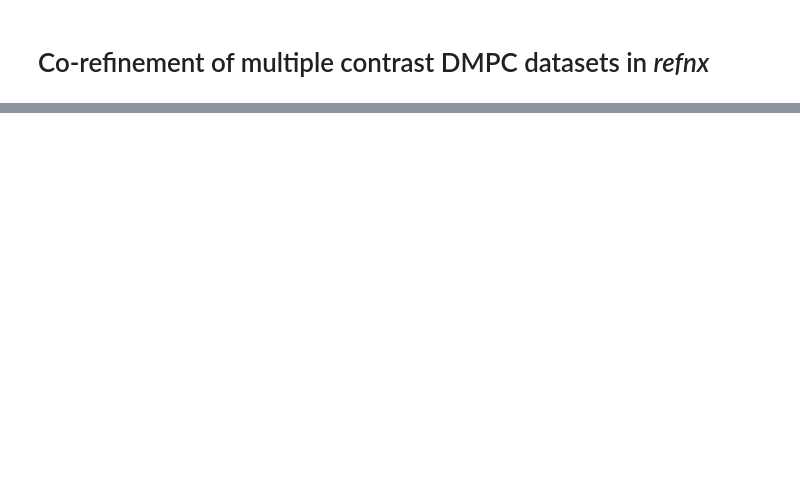
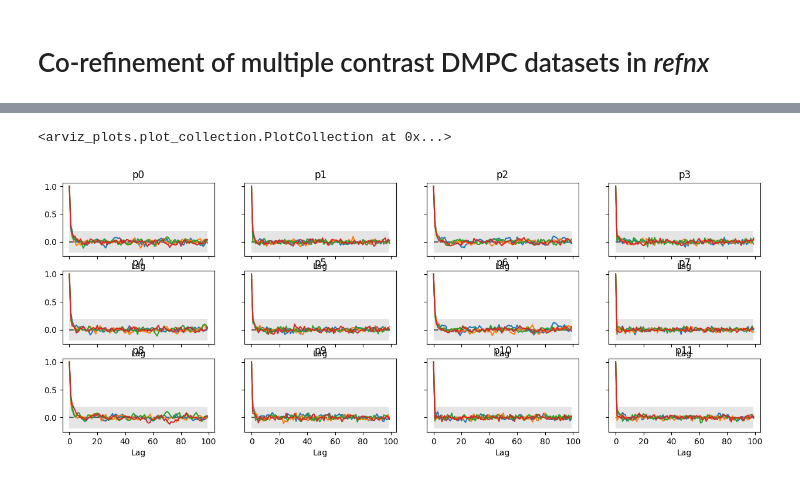
Before and after one commit to refnx/refnx, a Jupyter notebook: experimental/jax_lipid.ipynb, the cells around one changed output, grey strips where cells are left out. Saved outputs shown, nothing was run; the diff lists cells and outputs as text; code cells hidden in the pictures; blank space fills up the shorter version.

```diff
--- a/experimental/jax_lipid.ipynb
+++ b/experimental/jax_lipid.ipynb
@@ -150,3 +161,8 @@ az.plot_trace(idata);
+# %%
+az.plot_autocorr(idata)
+# %% [output]
+<arviz_plots.plot_collection.PlotCollection at 0x...>
+[figure, added]
 # %%
 posterior_dataset = idata.posterior
 
```
Also changed, not shown: parts of 15 cells of this notebook.
